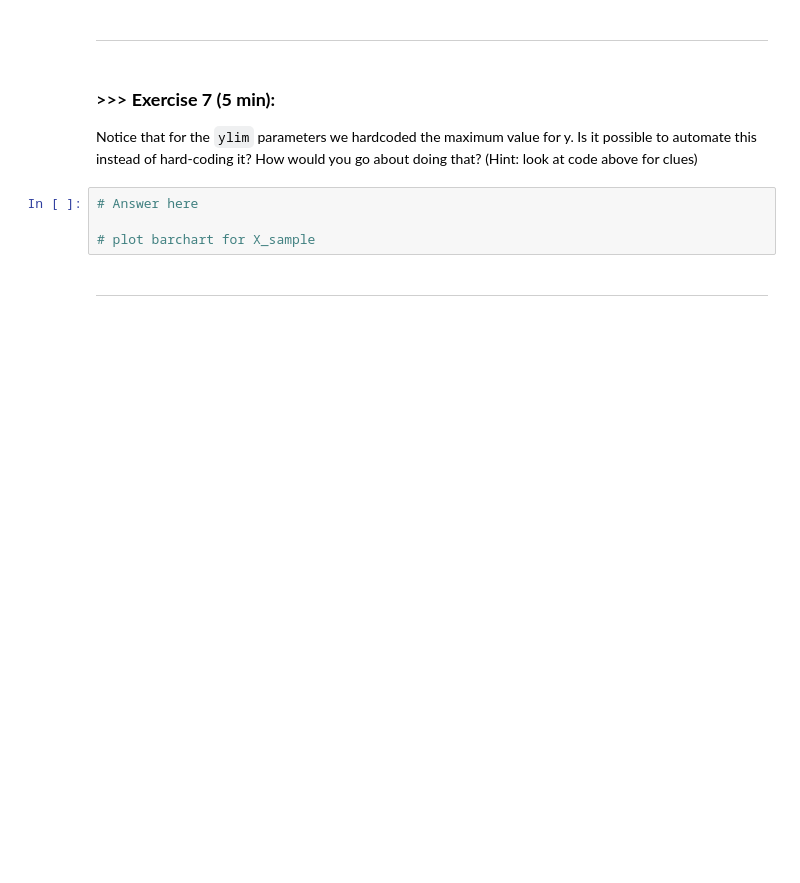
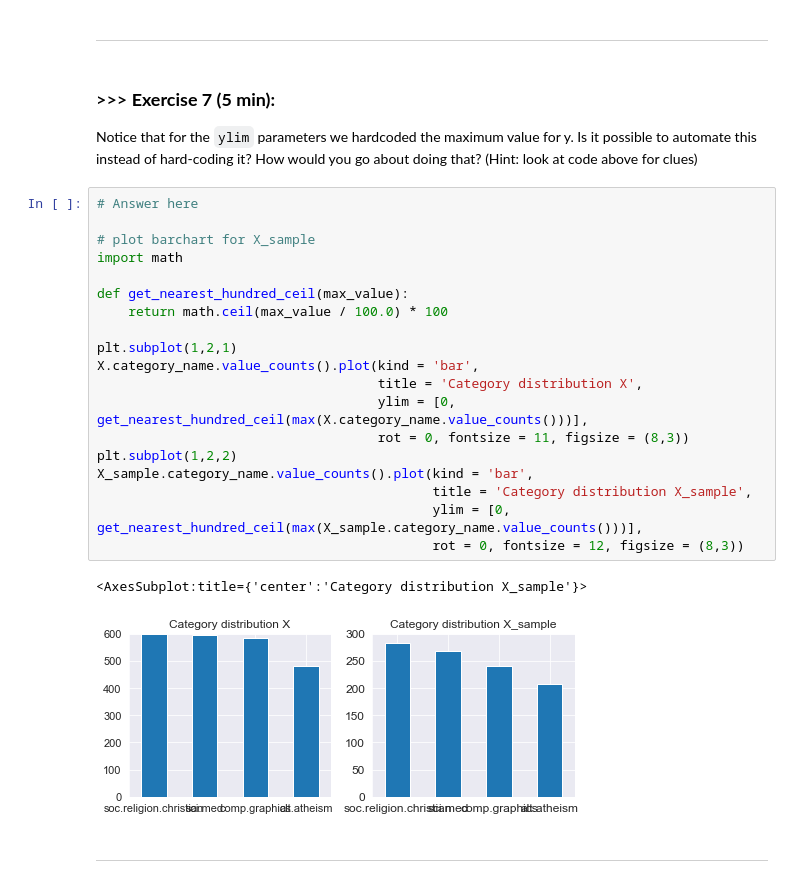
Before and after one commit to edwinsanjaya/DM2022-Lab1-Master, a Jupyter notebook: DM2022-Lab1-Master.ipynb, the cells around one changed output. Saved outputs shown, nothing was run; the diff lists cells and outputs as text; blank space fills up the shorter version.

```diff
--- a/DM2022-Lab1-Master.ipynb
+++ b/DM2022-Lab1-Master.ipynb
@@ -846,10 +870,28 @@
 # %% [markdown]
 ### >>> **Exercise 7 (5 min):**
 Notice that for the `ylim` parameters we hardcoded the maximum value for y. Is it possible to automate this instead of hard-coding it? How would you go about doing that? (Hint: look at code above for clues)
-# %%
-# Answer here
-
-# plot barchart for X_sample
+# %%
+# Answer here
+
+# plot barchart for X_sample
+import math
+
+def get_nearest_hundred_ceil(max_value):
+    return math.ceil(max_value / 100.0) * 100
+
+plt.subplot(1,2,1)
+X.category_name.value_counts().plot(kind = 'bar',
+                                    title = 'Category distribution X',
+                                    ylim = [0, get_nearest_hundred_ceil(max(X.category_name.value_counts()))],
+                                    rot = 0, fontsize = 11, figsize = (8,3))
+plt.subplot(1,2,2)
+X_sample.category_name.value_counts().plot(kind = 'bar',
+                                           title = 'Category distribution X_sample',
+                                           ylim = [0, get_nearest_hundred_ceil(max(X_sample.category_name.value_counts()))],
+                                           rot = 0, fontsize = 12, figsize = (8,3))
+# %% [output]
+<AxesSubplot:title={'center':'Category distribution X_sample'}>
+[figure, added]
 # %% [markdown]
 ---
 # %% [markdown]
```
Also changed, not shown: parts of 7 cells of this notebook.
